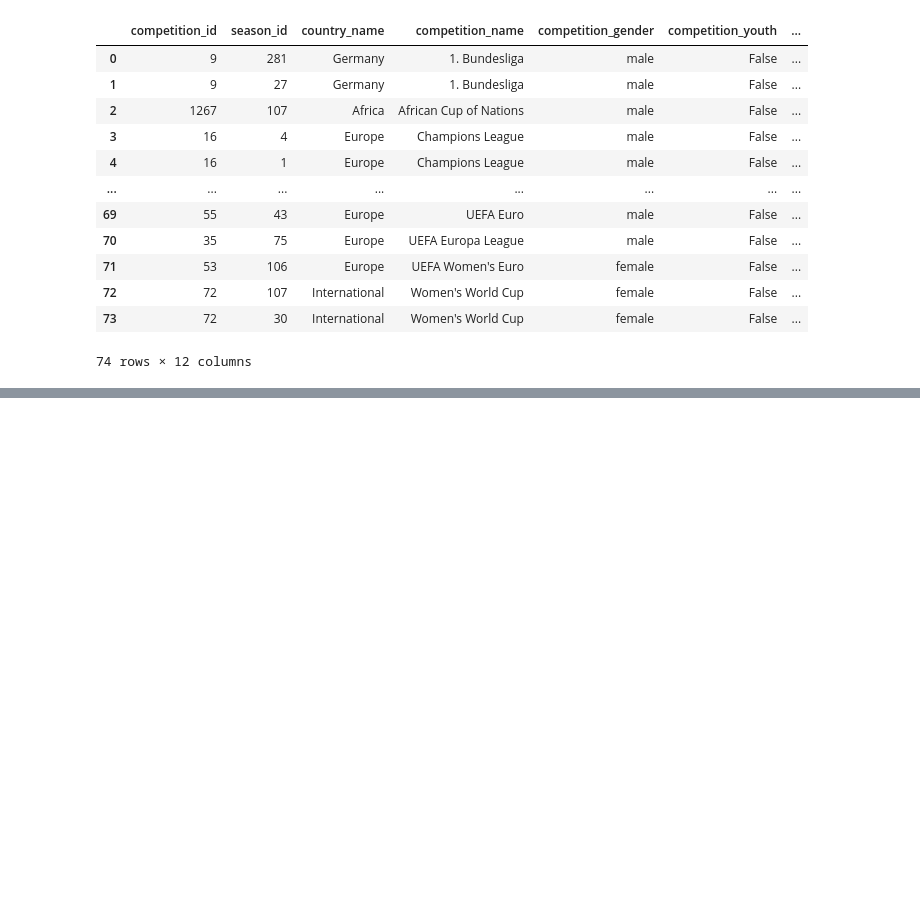
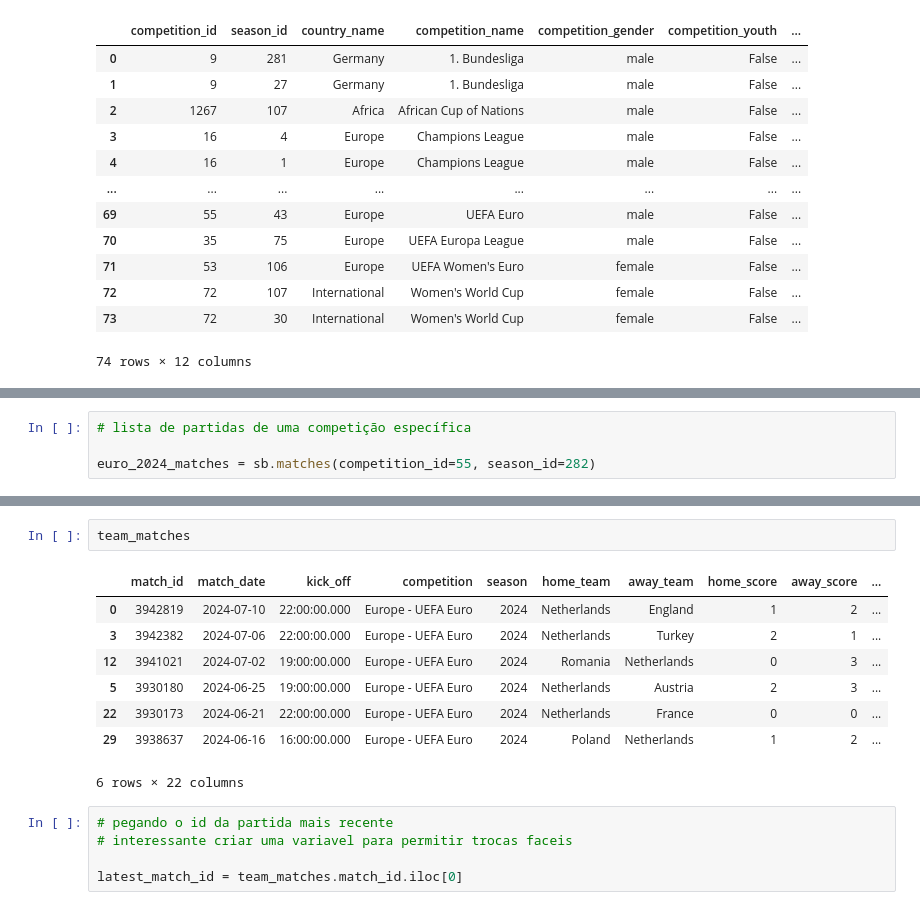
Before and after one commit to cayopereira/eurocopa-2024, a Jupyter notebook: scripts/main.ipynb, the cells around one changed output, grey strips where cells are left out. Saved outputs shown, nothing was run; the diff lists cells and outputs as text; blank space fills up the shorter version.

```diff
--- a/scripts/main.ipynb
+++ b/scripts/main.ipynb
@@ -37,3 +39,7 @@ free_comps.query('competition_name == "UEFA Euro"')
 |  | competition_id | season_id | country_name | competition_name | competition_gender | competition_youth | ... |
 | 68 | 55 | 282 | Europe | UEFA Euro | male | False | ... |
 | 69 | 55 | 43 | Europe | UEFA Euro | male | False | ... |
+# %%
+# lista de partidas de uma competição específica
+
+euro_2024_matches = sb.matches(competition_id=55, season_id=282)
@@ -39,0 +56,16 @@ free_comps.query('competition_name == "UEFA Euro"')
+# %%
+team_matches
+# %% [output]
+|  | match_id | match_date | kick_off | competition | season | home_team | away_team | home_score | away_score | ... |
+| 0 | 3942819 | 2024-07-10 | 22:00:00.000 | Europe - UEFA Euro | 2024 | Netherlands | England | 1 | 2 | ... |
+| 3 | 3942382 | 2024-07-06 | 22:00:00.000 | Europe - UEFA Euro | 2024 | Netherlands | Turkey | 2 | 1 | ... |
+| 12 | 3941021 | 2024-07-02 | 19:00:00.000 | Europe - UEFA Euro | 2024 | Romania | Netherlands | 0 | 3 | ... |
+| 5 | 3930180 | 2024-06-25 | 19:00:00.000 | Europe - UEFA Euro | 2024 | Netherlands | Austria | 2 | 3 | ... |
+| 22 | 3930173 | 2024-06-21 | 22:00:00.000 | Europe - UEFA Euro | 2024 | Netherlands | France | 0 | 0 | ... |
+| 29 | 3938637 | 2024-06-16 | 16:00:00.000 | Europe - UEFA Euro | 2024 | Poland | Netherlands | 1 | 2 | ... |
+6 rows × 22 columns
+# %%
+# pegando o id da partida mais recente
+# interessante criar uma variavel para permitir trocas faceis
+
+latest_match_id = team_matches.match_id.iloc[0]
```
Also changed, not shown: parts of 12 cells of this notebook, 1 other file.
